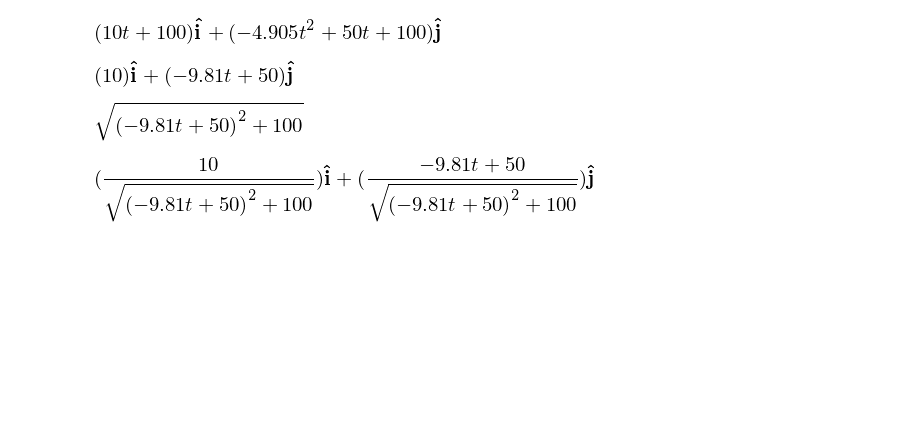
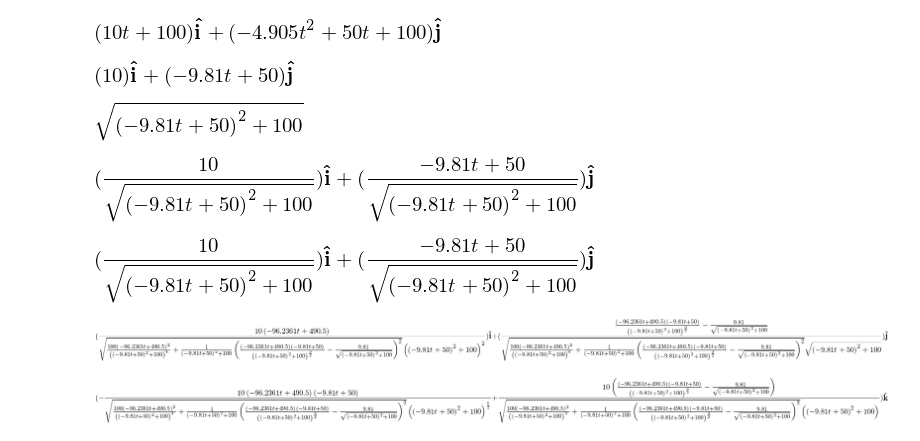
Before and after one commit to cauelopes30/BMC, a Jupyter notebook: notebooks/Untitled.ipynb, the cells around one changed output. Cells and saved outputs as stored; diff of their text form; code cells hidden in the pictures; blank space fills up the shorter version.

```diff
--- a/notebooks/Untitled.ipynb
+++ b/notebooks/Untitled.ipynb
@@ -33,0 +31,5 @@ C =
+# %%
+C = sym.diff(et,t)/vNorm
+CNorm = sym.sqrt(C.dot(C))
+# %%
+en = C/CNorm
@@ -33,0 +38,12 @@ C =
+# %%
+et
+# %% [output]
+[figure, added]
+# %%
+en
+# %% [output]
+[figure, added]
+# %%
+eb
+# %% [output]
+[figure, added]
```
Also changed, not shown: parts of 8 cells of this notebook, 1 other file.
